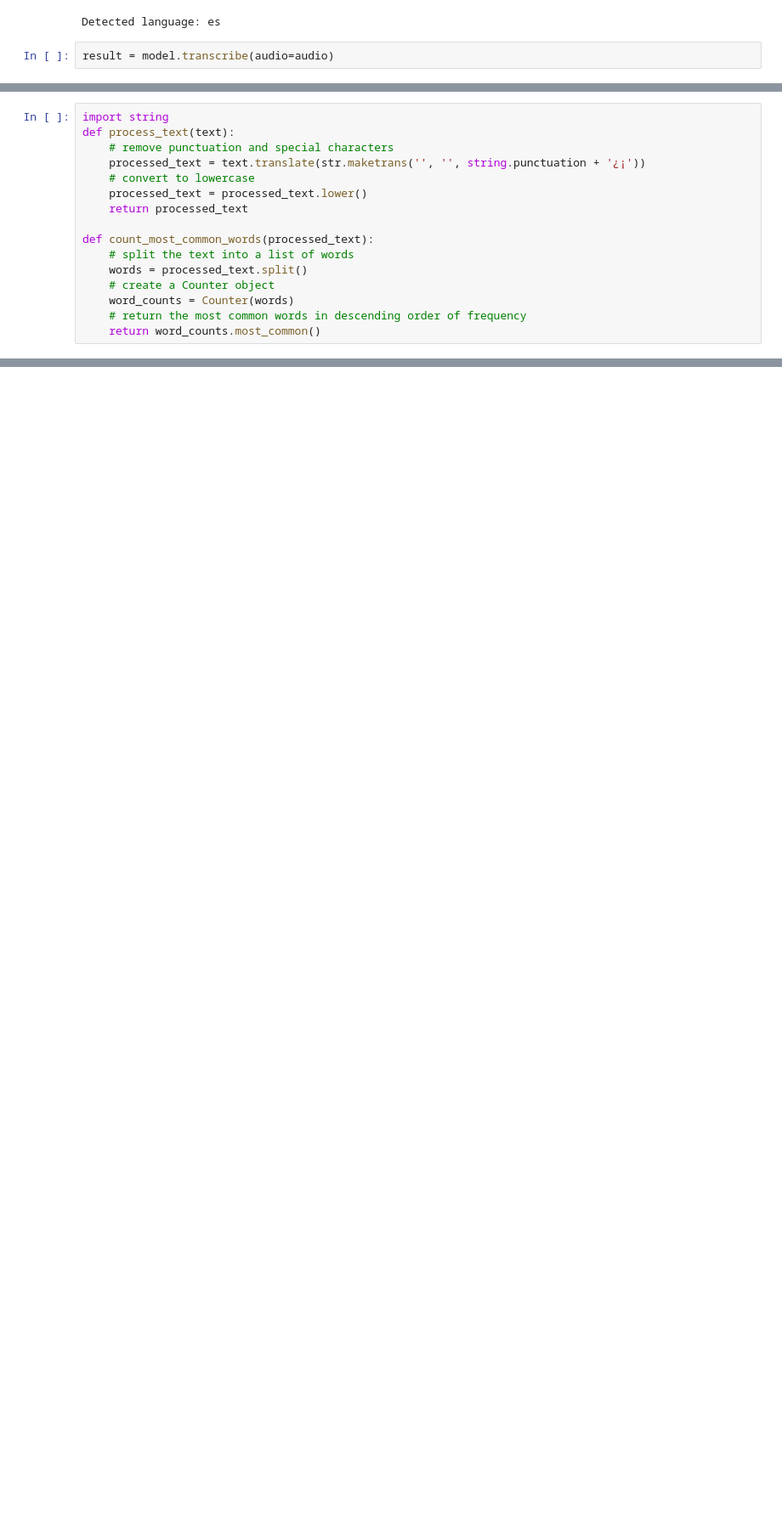
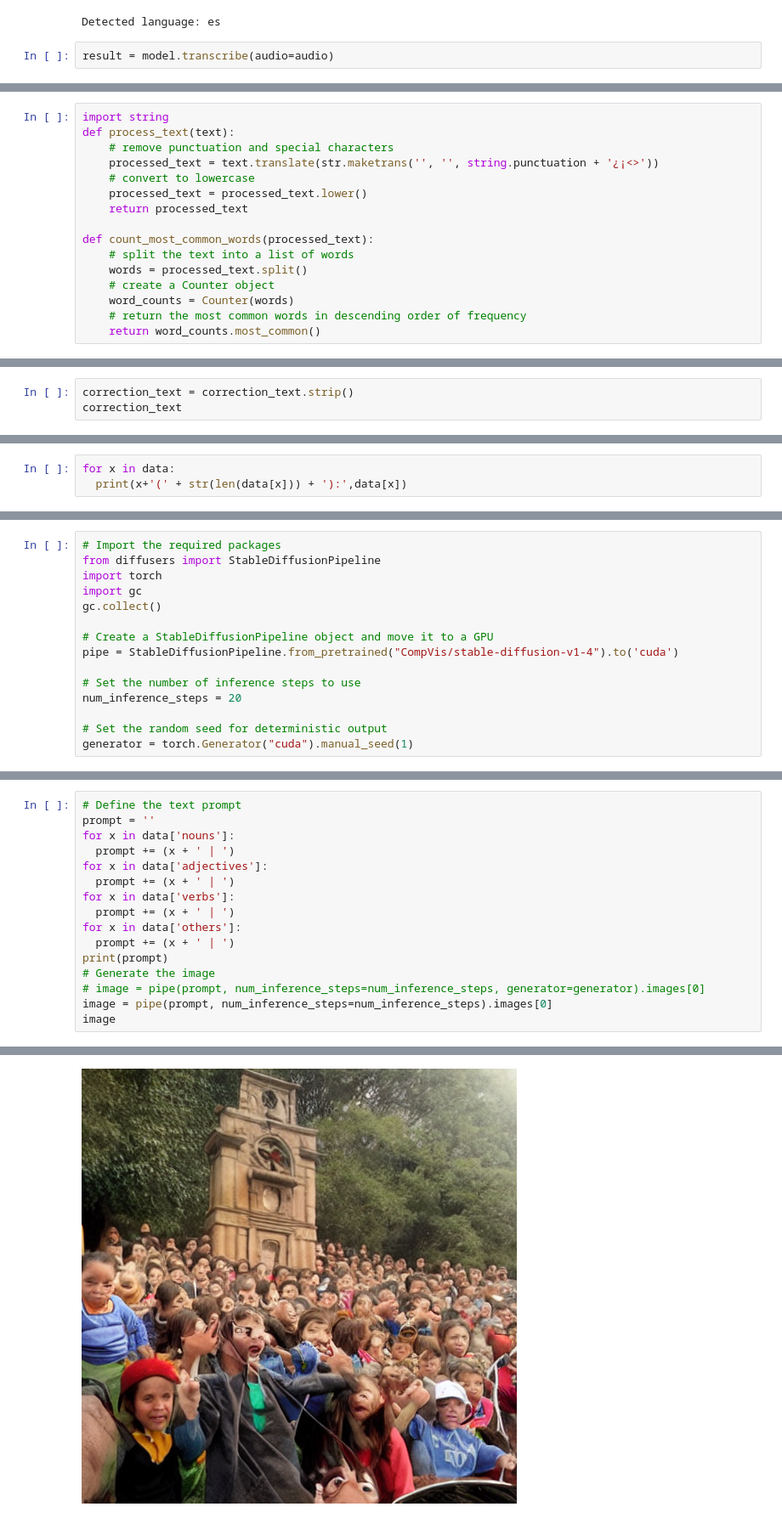
Before and after one commit to MattJCR/Introduccion-Whisper-tratado-correccion-analisis, a Jupyter notebook: Introducción_a_Whisper,_tratado,_corrección_y_análisis_de_textos.ipynb, the cells around one changed output, grey strips where cells are left out. Shown at 85% size. Drawn from its saved outputs; the diff is of its cells as text; blank space fills up the shorter version.

```diff
--- a/Introducción_a_Whisper,_tratado,_corrección_y_análisis_de_textos.ipynb
+++ b/Introducción_a_Whisper,_tratado,_corrección_y_análisis_de_textos.ipynb
@@ -135,7 +139,7 @@ Cor:  Y para entonces Harry le matará con un spelearmus y tendrá la edad sufic
 import string
 def process_text(text):
     # remove punctuation and special characters
-    processed_text = text.translate(str.maketrans('', '', string.punctuation + '¿¡'))
+    processed_text = text.translate(str.maketrans('', '', string.punctuation + '¿¡<>'))
     # convert to lowercase
     processed_text = processed_text.lower()
     return processed_text
@@ -173,0 +174,3 @@ correction_text
+# %%
+correction_text = correction_text.strip()
+correction_text
@@ -217,0 +246,3 @@ Verbs: ['voy', 'conseguir', 'contiene', 'eres', 'puede', 'acude', 'es', 'recibe'
+# %%
+for x in data:
+  print(x+'(' + str(len(data[x])) + '):',data[x])
@@ -217,0 +282,15 @@ Verbs: ['voy', 'conseguir', 'contiene', 'eres', 'puede', 'acude', 'es', 'recibe'
+# %%
+# Import the required packages
+from diffusers import StableDiffusionPipeline
+import torch
+import gc
+gc.collect()
+
+# Create a StableDiffusionPipeline object and move it to a GPU
+pipe = StableDiffusionPipeline.from_pretrained("CompVis/stable-diffusion-v1-4").to('cuda')
+
+# Set the number of inference steps to use
+num_inference_steps = 20
+
+# Set the random seed for deterministic output
+generator = torch.Generator("cuda").manual_seed(1)
@@ -217,0 +299,17 @@ Verbs: ['voy', 'conseguir', 'contiene', 'eres', 'puede', 'acude', 'es', 'recibe'
+# %%
+# Define the text prompt
+prompt = ''
+for x in data['nouns']:
+  prompt += (x + ' | ')
+for x in data['adjectives']:
+  prompt += (x + ' | ')
+for x in data['verbs']:
+  prompt += (x + ' | ')
+for x in data['others']:
+  prompt += (x + ' | ')
+print(prompt)
+# Generate the image
+# image = pipe(prompt, num_inference_steps=num_inference_steps, generator=generator).images[0]
+image = pipe(prompt, num_inference_steps=num_inference_steps).images[0]
+image
+# %% [output]
@@ -217,0 +318 @@ Verbs: ['voy', 'conseguir', 'contiene', 'eres', 'puede', 'acude', 'es', 'recibe'
+[figure, added]
```
Also changed, not shown: parts of 13 cells of this notebook.
